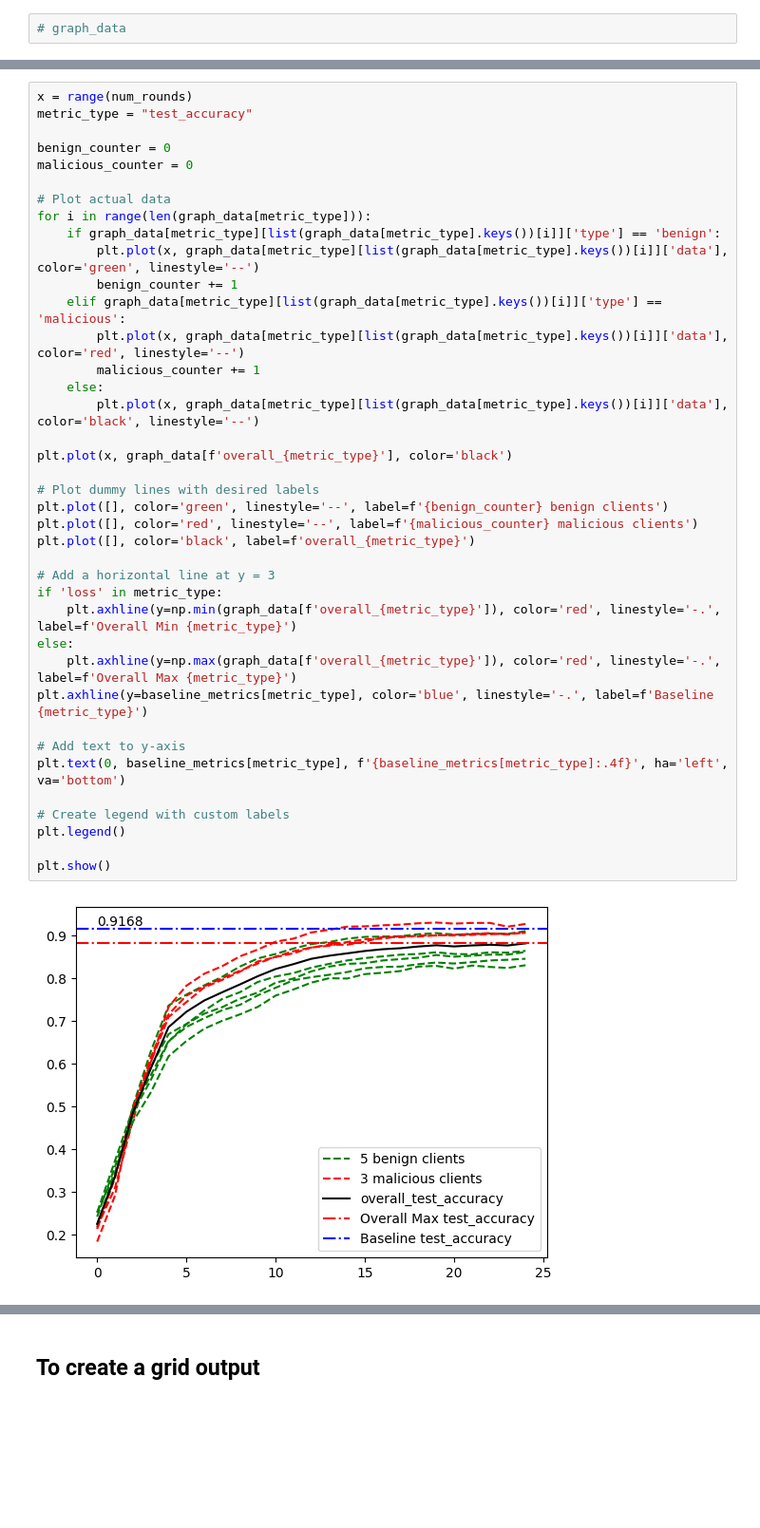
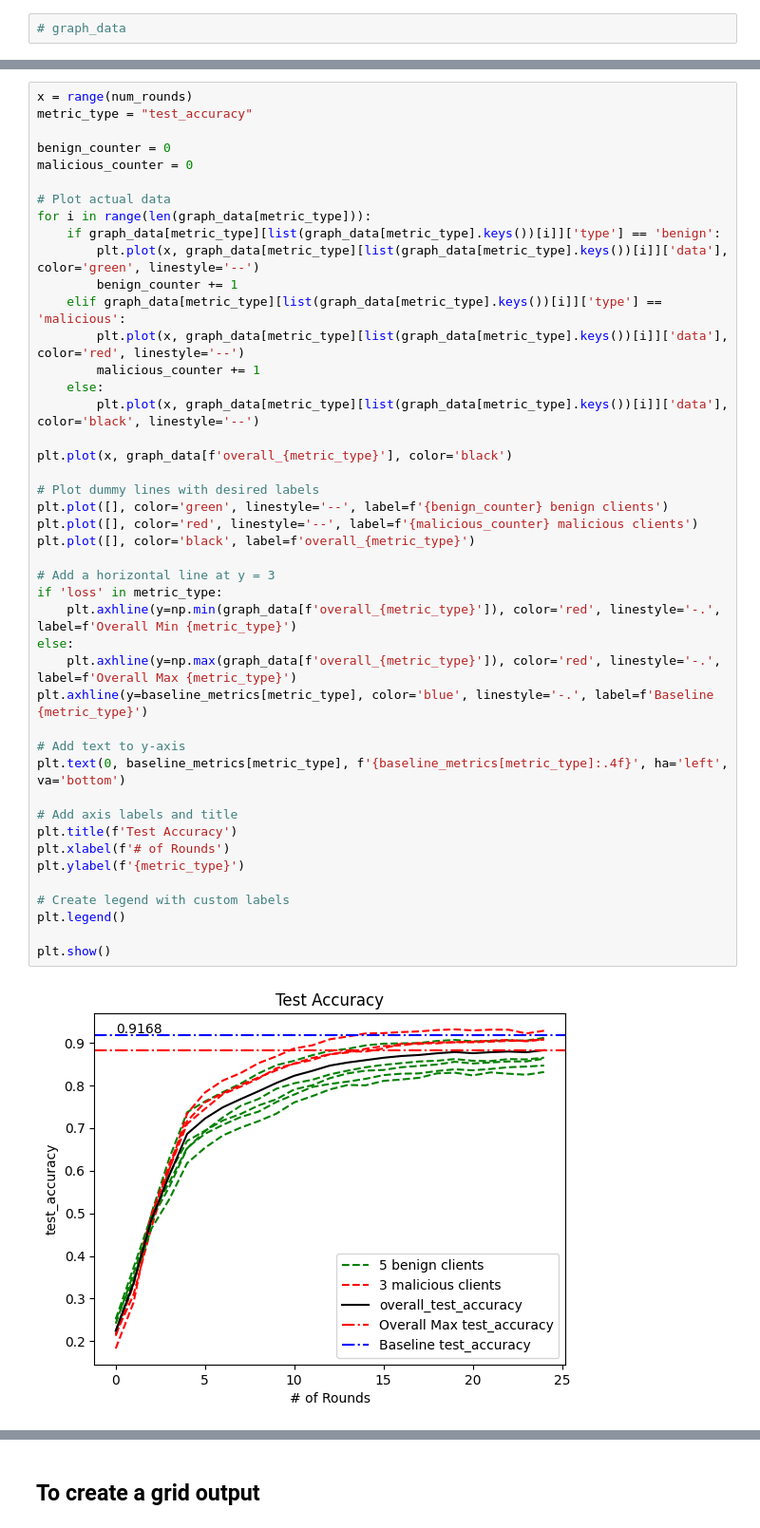
Before and after one commit to dininduviduneth/fedn-attack-sim-uu, a Jupyter notebook: examples/mnist-pytorch/analytics/experiment_fedavg_LF_25R_05_03.ipynb, the cells around one changed output, grey strips where cells are left out. Shown at 95% size. Cells and saved outputs as stored; diff of their text form; blank space fills up the shorter version.

```diff
--- a/examples/mnist-pytorch/analytics/experiment_fedavg_LF_25R_05_03.ipynb
+++ b/examples/mnist-pytorch/analytics/experiment_fedavg_LF_25R_05_03.ipynb
@@ -189,34 +194,39 @@ for i in range(len(graph_data[metric_type])):
         plt.plot(x, graph_data[metric_type][list(graph_data[metric_type].keys())[i]]['data'], color='green', linestyle='--')
         benign_counter += 1
     elif graph_data[metric_type][list(graph_data[metric_type].keys())[i]]['type'] == 'malicious':
         plt.plot(x, graph_data[metric_type][list(graph_data[metric_type].keys())[i]]['data'], color='red', linestyle='--')
         malicious_counter += 1
     else:
         plt.plot(x, graph_data[metric_type][list(graph_data[metric_type].keys())[i]]['data'], color='black', linestyle='--')
 
 plt.plot(x, graph_data[f'overall_{metric_type}'], color='black')
 
 # Plot dummy lines with desired labels
 plt.plot([], color='green', linestyle='--', label=f'{benign_counter} benign clients')
 plt.plot([], color='red', linestyle='--', label=f'{malicious_counter} malicious clients')
 plt.plot([], color='black', label=f'overall_{metric_type}')
 
 # Add a horizontal line at y = 3
 if 'loss' in metric_type:
     plt.axhline(y=np.min(graph_data[f'overall_{metric_type}']), color='red', linestyle='-.', label=f'Overall Min {metric_type}')
 else:
     plt.axhline(y=np.max(graph_data[f'overall_{metric_type}']), color='red', linestyle='-.', label=f'Overall Max {metric_type}')
 plt.axhline(y=baseline_metrics[metric_type], color='blue', linestyle='-.', label=f'Baseline {metric_type}')
 
 # Add text to y-axis
 plt.text(0, baseline_metrics[metric_type], f'{baseline_metrics[metric_type]:.4f}', ha='left', va='bottom')
 
+# Add axis labels and title
+plt.title(f'Test Accuracy')
+plt.xlabel(f'# of Rounds')
+plt.ylabel(f'{metric_type}')
+
 # Create legend with custom labels
 plt.legend()
 
 plt.show()
 # %% [output]
-[figure, old version]
+[figure, new version]
 # %%
 x = range(num_rounds)
 metric_type = "training_loss"
```
Also changed, not shown: parts of 3 cells of this notebook, 4 other files.
